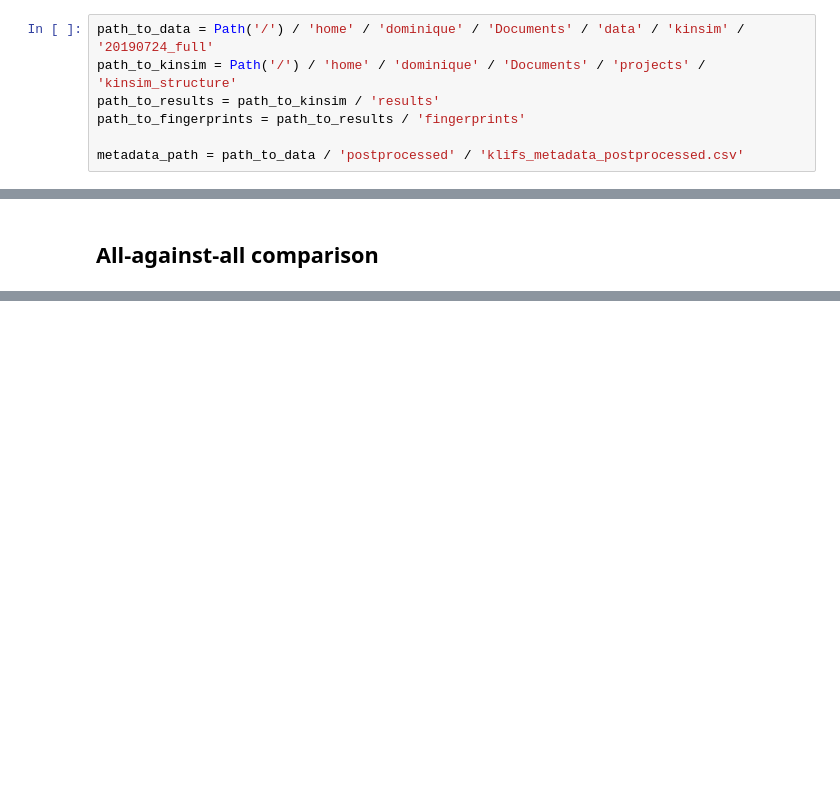
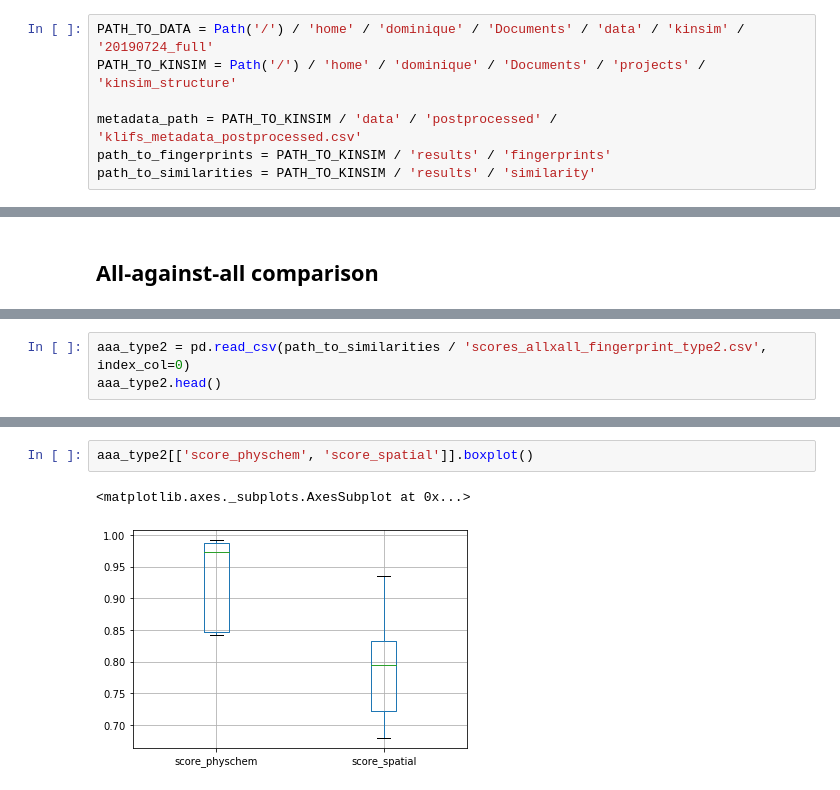
Before and after one commit to volkamerlab/kissim, a Jupyter notebook: scripts/dataset_fingerprints.ipynb, the cells around one changed output, grey strips where cells are left out. Drawn from its saved outputs; the diff is of its cells as text; blank space fills up the shorter version.

```diff
--- a/scripts/dataset_fingerprints.ipynb
+++ b/scripts/dataset_fingerprints.ipynb
@@ -21,9 +21,9 @@ pd.set_option('display.max_rows', 4000)
 # %% [markdown]
 ## IO paths
 # %%
-path_to_data = Path('/') / 'home' / 'dominique' / 'Documents' / 'data' / 'kinsim' / '20190724_full'
-path_to_kinsim = Path('/') / 'home' / 'dominique' / 'Documents' / 'projects' / 'kinsim_structure'
-path_to_results = path_to_kinsim / 'results'
-path_to_fingerprints = path_to_results / 'fingerprints'
+PATH_TO_DATA = Path('/') / 'home' / 'dominique' / 'Documents' / 'data' / 'kinsim' / '20190724_full'
+PATH_TO_KINSIM = Path('/') / 'home' / 'dominique' / 'Documents' / 'projects' / 'kinsim_structure'
 
-metadata_path = path_to_data / 'postprocessed' / 'klifs_metadata_postprocessed.csv'
+metadata_path = PATH_TO_KINSIM / 'data' / 'postprocessed' / 'klifs_metadata_postprocessed.csv'
+path_to_fingerprints = PATH_TO_KINSIM / 'results' / 'fingerprints'
+path_to_similarities = PATH_TO_KINSIM / 'results' / 'similarity'
@@ -145,0 +211,3 @@ len(fp1_norm)
+# %%
+aaa_type2 = pd.read_csv(path_to_similarities / 'scores_allxall_fingerprint_type2.csv', index_col=0)
+aaa_type2.head()
@@ -148,0 +283,5 @@ For physchem vs. spatial bits
+# %%
+aaa_type2[['score_physchem', 'score_spatial']].boxplot()
+# %% [output]
+<matplotlib.axes._subplots.AxesSubplot at 0x...>
+[figure, added]
```
Also changed, not shown: parts of 49 cells of this notebook.
